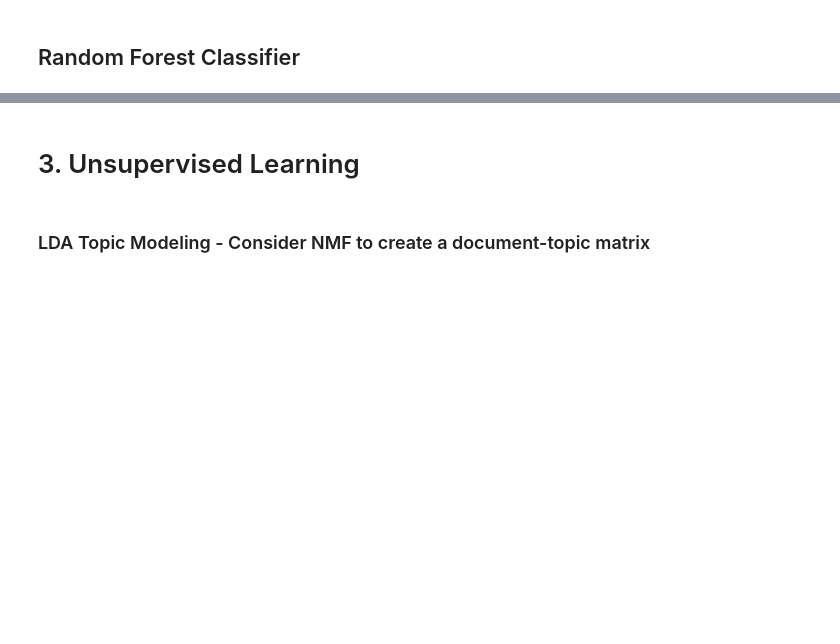
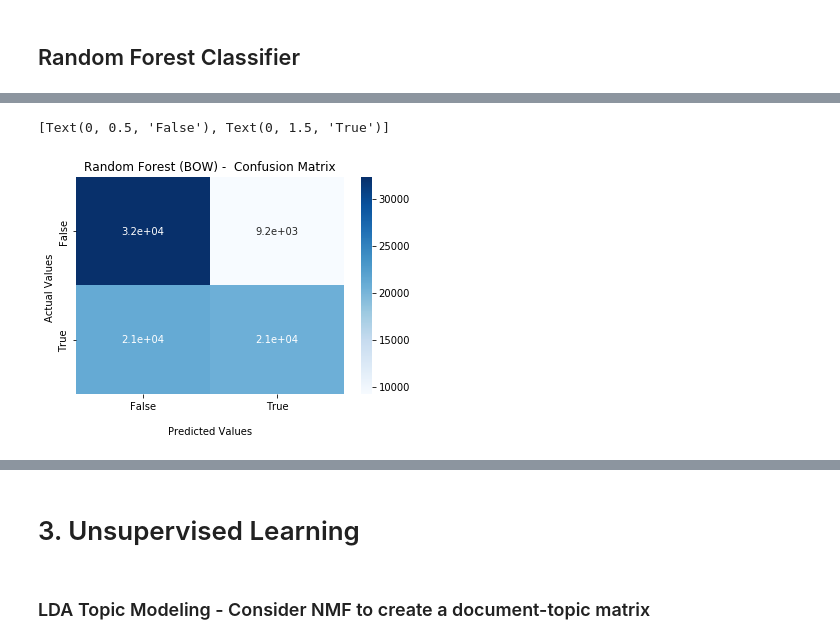
Before and after one commit to yuanzichen88/umich-694-695, a Jupyter notebook: Project_Full.ipynb, the cells around one changed output, grey strips where cells are left out. Cells and saved outputs as stored; diff of their text form; code cells hidden in the pictures; blank space fills up the shorter version.

```diff
--- a/Project_Full.ipynb
+++ b/Project_Full.ipynb
@@ -1301,3 +1474,18 @@ accuracy_score(y_test,rf_bow.predict(X_test_transform))
+# %%
+cmatrix_rf_bow=metrics.confusion_matrix(y_test, rf_bow.predict(X_test_transform))
+
+ax = sns.heatmap(cmatrix_rf_bow, annot=True, cmap='Blues')
+
+ax.set_title('Random Forest (BOW) -  Confusion Matrix');
+ax.set_xlabel('\nPredicted Values')
+ax.set_ylabel('Actual Values ');
+
+## Ticket labels - List must be in alphabetical order
+ax.xaxis.set_ticklabels(['False','True'])
+ax.yaxis.set_ticklabels(['False','True'])
+# %% [output]
+[Text(0, 0.5, 'False'), Text(0, 1.5, 'True')]
+[figure, added]
 # %%
 rf_wv = RandomForestClassifier(n_estimators=100,max_depth=5,random_state=RANDOM_SEED).fit(X_train_wv,y_train)
 # %%
```
Also changed, not shown: parts of 76 cells of this notebook.
